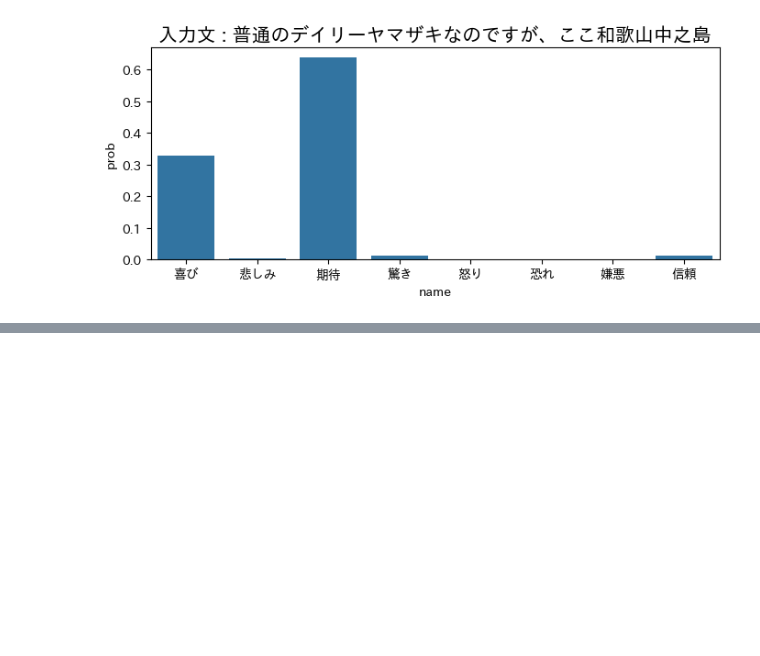
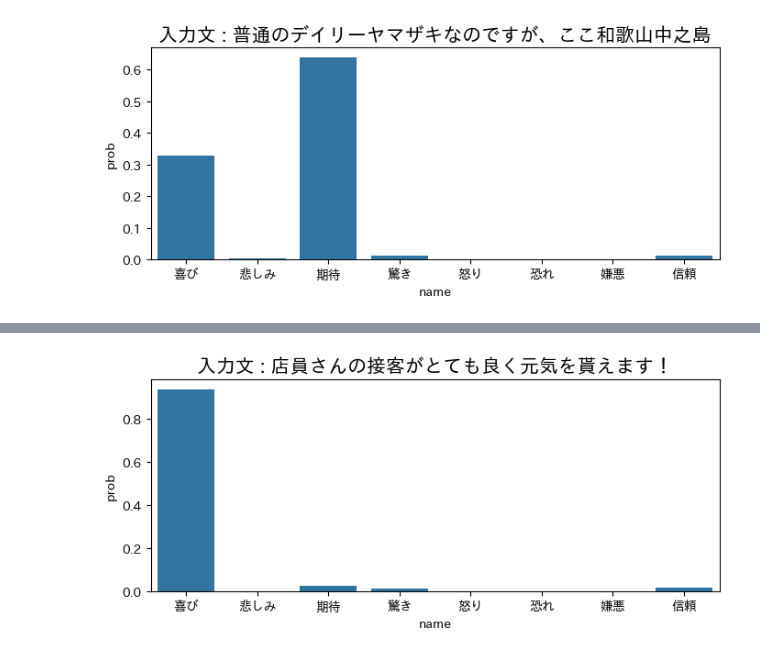
Before and after one commit to Kynea0b/demo-nlp, a Jupyter notebook: notebooks/8-emotions.ipynb, the cells around one changed output, grey strips where cells are left out. Cells and saved outputs as stored; diff of their text form; code cells hidden in the pictures; blank space fills up the shorter version.

```diff
--- a/notebooks/8-emotions.ipynb
+++ b/notebooks/8-emotions.ipynb
@@ -169,0 +178,4 @@ analyze_emotion('普通のデイリーヤマザキなのですが、ここ和歌
+# %%
+analyze_emotion('店員さんの接客がとても良く元気を貰えます！', show_fig=True)
+# %% [output]
+[figure, added]
```
Also changed, not shown: parts of 5 cells of this notebook.
